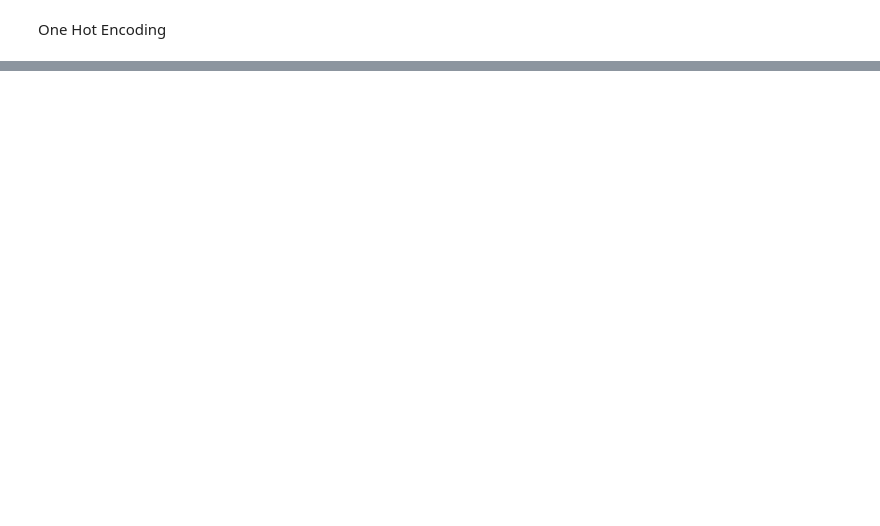
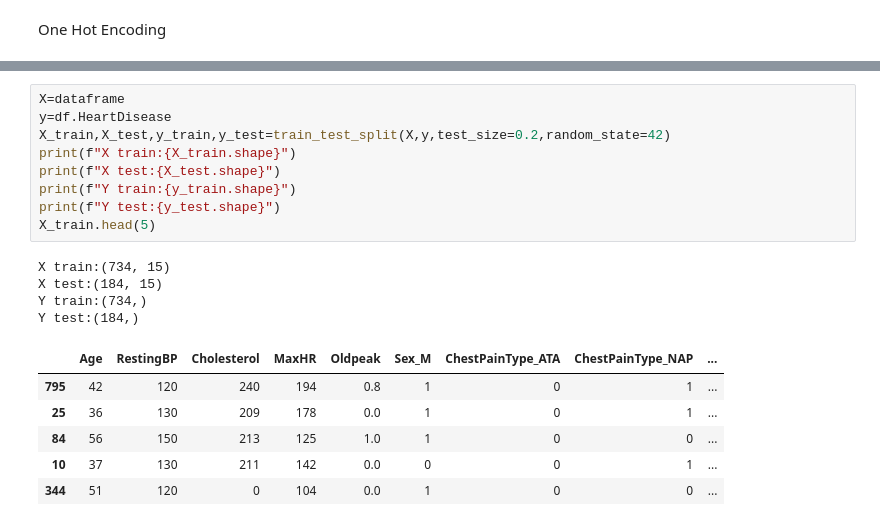
Before and after one commit to Sevinj-joy/LogisticRegressionCodeExamples, a Jupyter notebook: logistic_regression.ipynb, the cells around one changed output, grey strips where cells are left out. Drawn from its saved outputs; the diff is of its cells as text; blank space fills up the shorter version.

```diff
--- a/logistic_regression.ipynb
+++ b/logistic_regression.ipynb
@@ -192,0 +248,20 @@ df_OHE.head(10)
+# %%
+X=dataframe
+y=df.HeartDisease
+X_train,X_test,y_train,y_test=train_test_split(X,y,test_size=0.2,random_state=42)
+print(f"X train:{X_train.shape}")
+print(f"X test:{X_test.shape}")
+print(f"Y train:{y_train.shape}")
+print(f"Y test:{y_test.shape}")
+X_train.head(5)
+# %% [output]
+X train:(734, 15)
+X test:(184, 15)
+Y train:(734,)
+Y test:(184,)
+|  | Age | RestingBP | Cholesterol | MaxHR | Oldpeak | Sex_M | ChestPainType_ATA | ChestPainType_NAP | ... |
+| 795 | 42 | 120 | 240 | 194 | 0.8 | 1 | 0 | 1 | ... |
+| 25 | 36 | 130 | 209 | 178 | 0.0 | 1 | 0 | 1 | ... |
+| 84 | 56 | 150 | 213 | 125 | 1.0 | 1 | 0 | 0 | ... |
+| 10 | 37 | 130 | 211 | 142 | 0.0 | 0 | 0 | 1 | ... |
+| 344 | 51 | 120 | 0 | 104 | 0.0 | 1 | 0 | 0 | ... |
```
Also changed, not shown: parts of 17 cells of this notebook.
